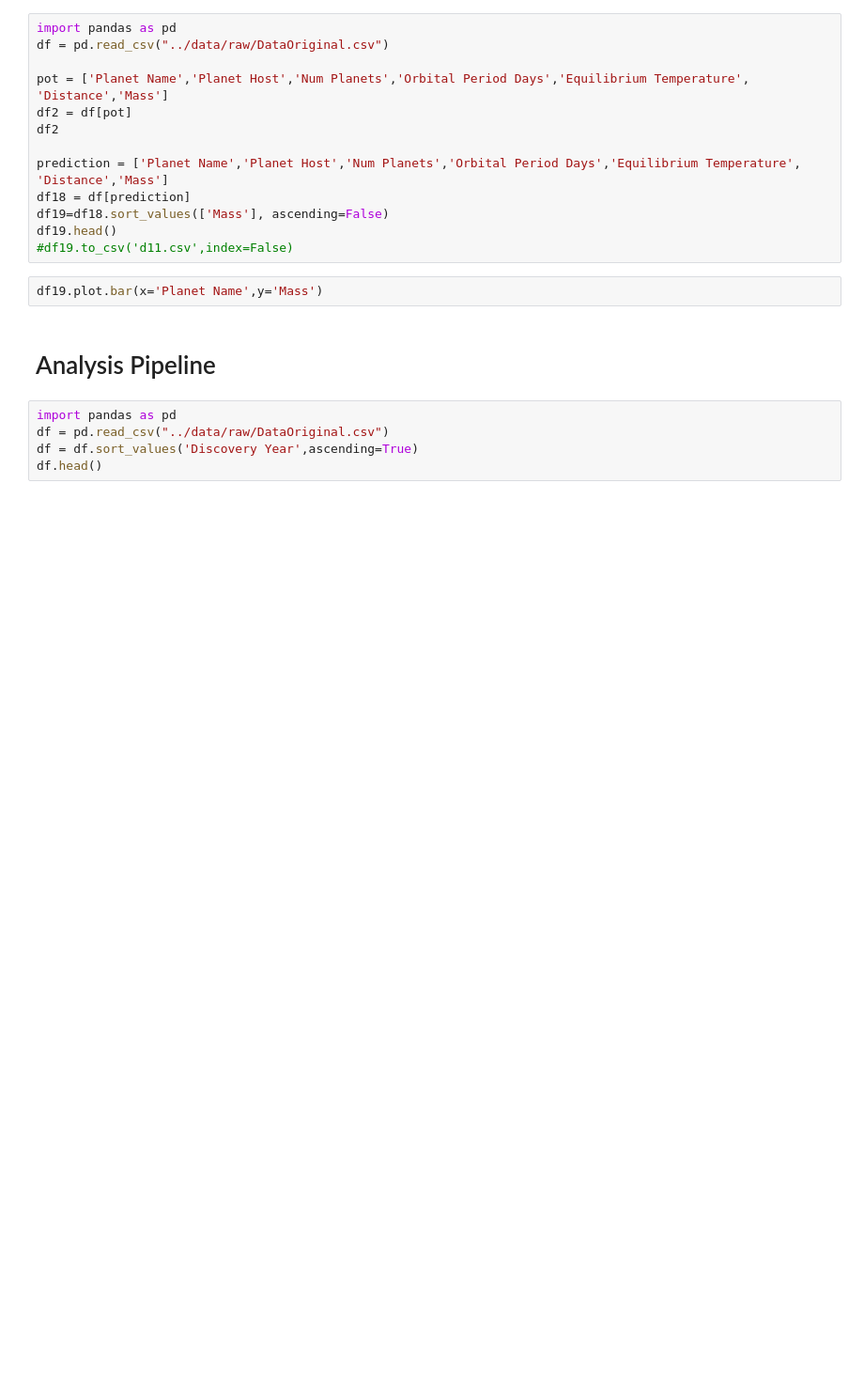
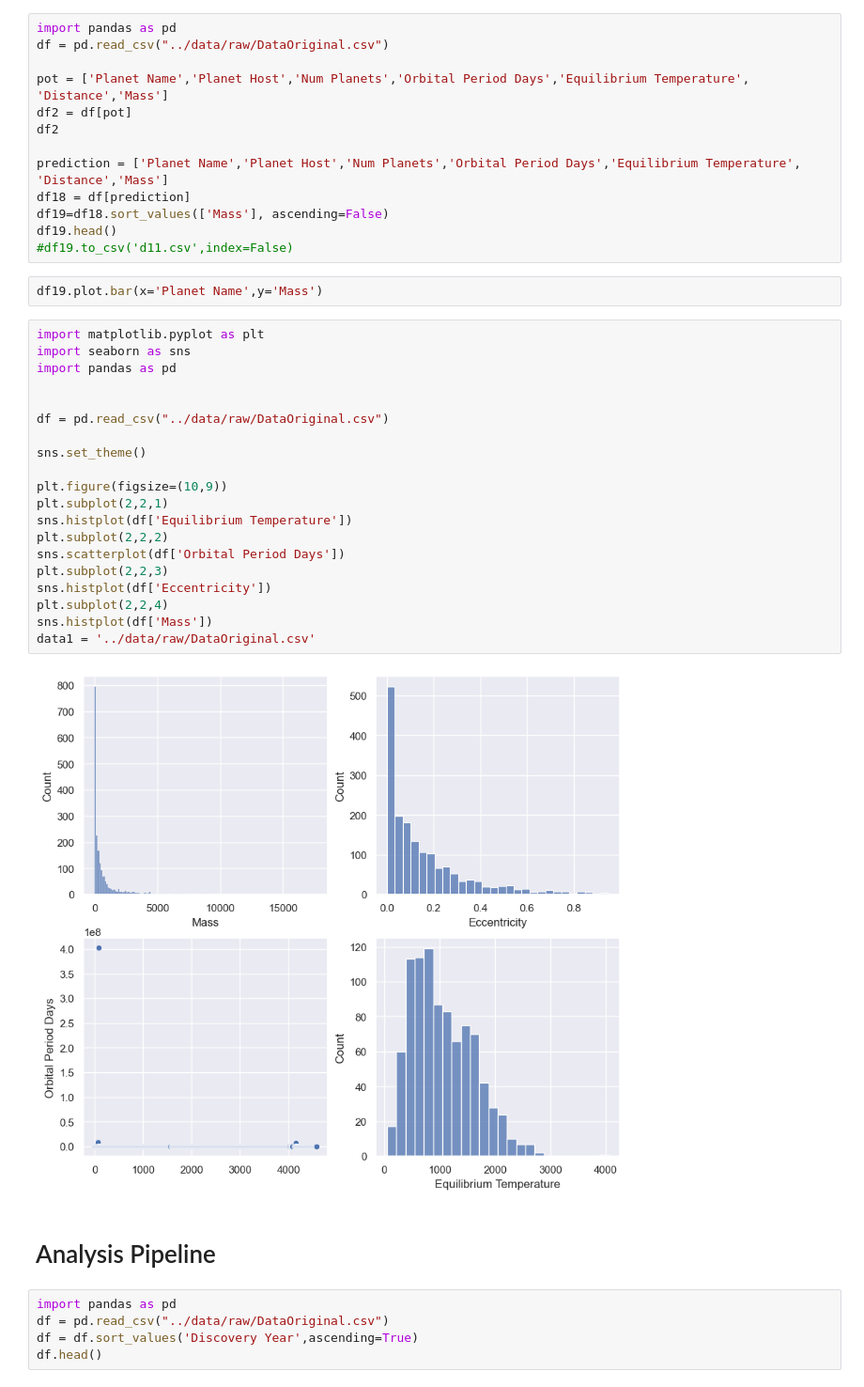
Before and after one commit to ubco-W2022T1-cosc301/project-group35, a Jupyter notebook: notebooks/analysis1.ipynb, the cells around one changed output. Shown at 94% size. Cells and saved outputs as stored; diff of their text form; blank space fills up the shorter version.

```diff
--- a/notebooks/analysis1.ipynb
+++ b/notebooks/analysis1.ipynb
@@ -126,6 +116,28 @@ df19.head()
 #df19.to_csv('d11.csv',index=False)
 # %%
 df19.plot.bar(x='Planet Name',y='Mass')
+# %%
+import matplotlib.pyplot as plt
+import seaborn as sns
+import pandas as pd
+
+
+df = pd.read_csv("../data/raw/DataOriginal.csv")
+
+sns.set_theme()
+
+plt.figure(figsize=(10,9))
+plt.subplot(2,2,1)
+sns.histplot(df['Equilibrium Temperature'])
+plt.subplot(2,2,2)
+sns.scatterplot(df['Orbital Period Days'])
+plt.subplot(2,2,3)
+sns.histplot(df['Eccentricity'])
+plt.subplot(2,2,4)
+sns.histplot(df['Mass'])
+data1 = '../data/raw/DataOriginal.csv'
+# %% [output]
+[figure, added]
 # %% [markdown]
 # Analysis Pipeline
 # %%
```
Also changed, not shown: parts of 3 cells of this notebook, 2 other files.
